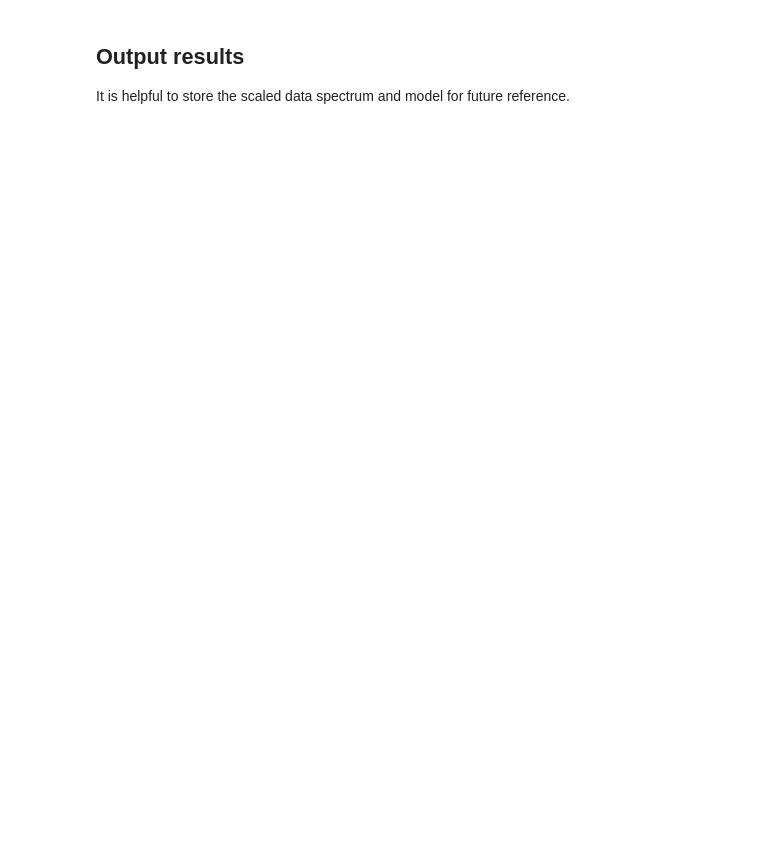
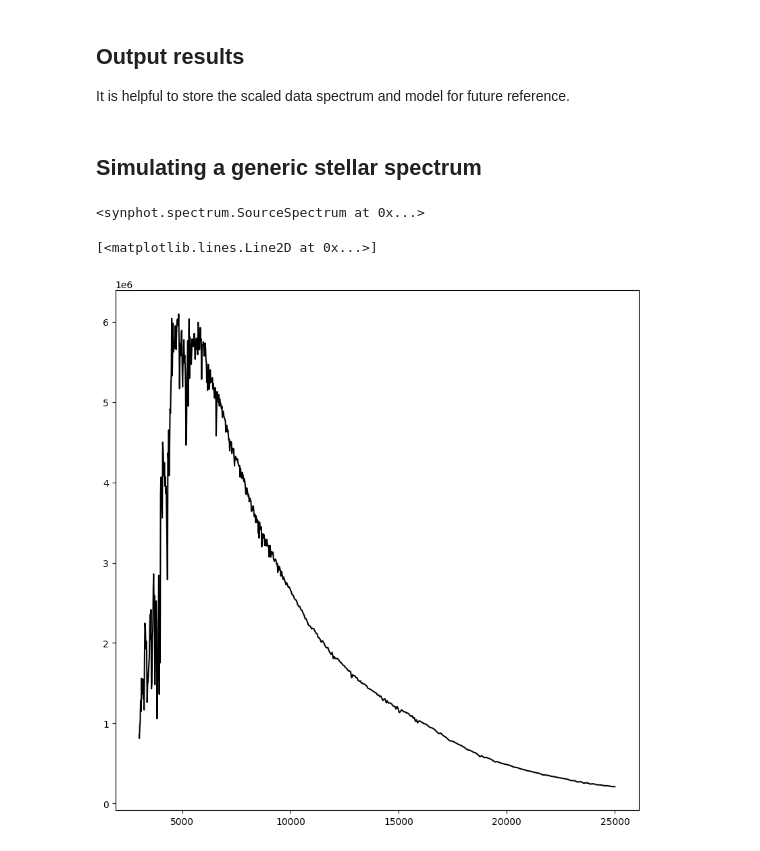
Before and after one commit to ebachelet/Spyctres, a Jupyter notebook: docs/example_spectral_typing_analysis.ipynb, the cells around one changed output. Saved outputs shown, nothing was run; the diff lists cells and outputs as text; code cells hidden in the pictures; blank space fills up the shorter version.

Commit message:
Added example of simulating a stellar spectrum

```diff
--- a/docs/example_spectral_typing_analysis.ipynb
+++ b/docs/example_spectral_typing_analysis.ipynb
@@ -198,3 +166,24 @@ with open(os.path.join(output_dir, 'de_results.txt'), 'w') as f:
     f.write('Population ' + repr(res.population))
     f.write('Population energies ' + repr(res.population_energies))
     f.close()
+# %% [markdown]
+## Simulating a generic stellar spectrum
+# %%
+teff = 5300
+logg = 4.5
+abundance = 0.0
+catalog = 'k93models'
+
+model_spectrum = stsynphot.grid_to_spec(catalog, teff, abundance, logg)
+model_spectrum
+# %% [output]
+<synphot.spectrum.SourceSpectrum at 0x...>
+# %%
+wave = np.arange(3000, 25000, 1.0)
+flux = model_spectrum(wave*u.AA) * 1.98644746*10**-8/wave
+# %%
+fig, ax = plt.subplots(1,1, figsize=(10,10))
+ax.plot(wave, flux, 'k-')
+# %% [output]
+[<matplotlib.lines.Line2D at 0x...>]
+[figure, added]
```
Also changed, not shown: parts of 7 cells of this notebook.
